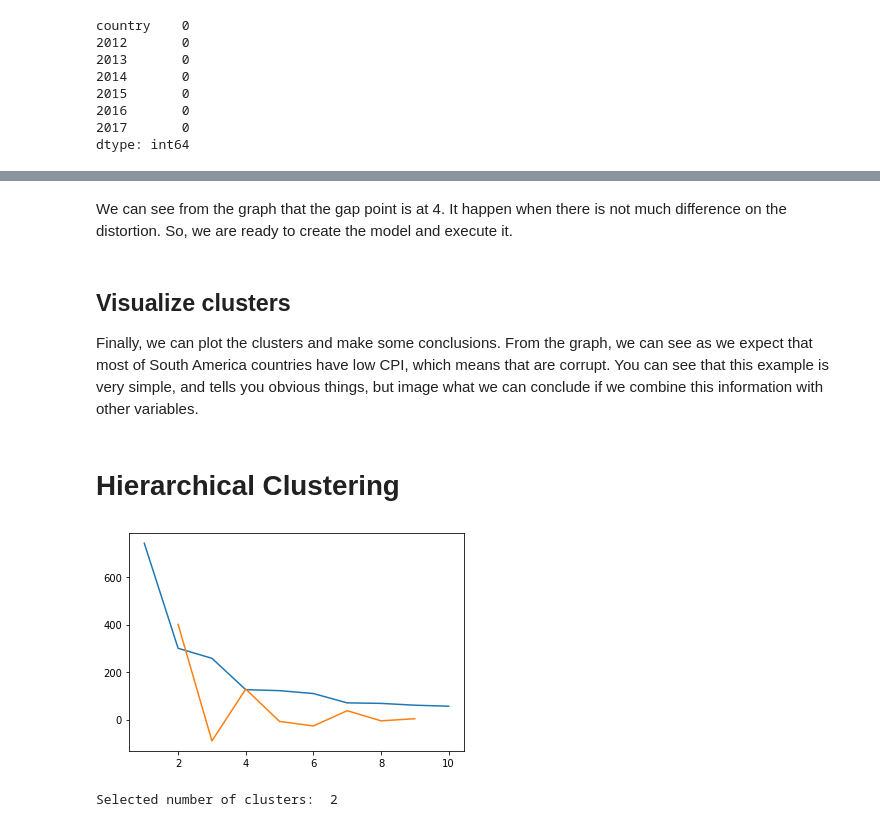
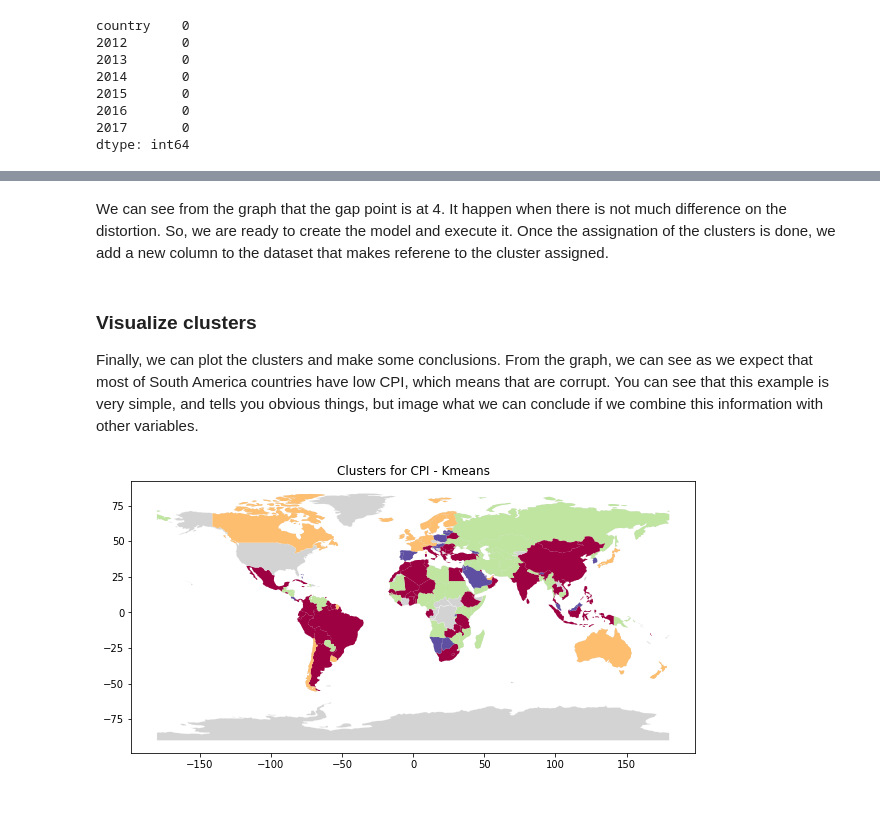
Before and after one commit to rootstrap/ml-training, a Jupyter notebook: clustering_example.ipynb, the cells around one changed output, grey strips where cells are left out. Cells and saved outputs as stored; diff of their text form; code cells hidden in the pictures.

Commit message:
add README doc and clustering examples

```diff
--- a/clustering_example.ipynb
+++ b/clustering_example.ipynb
@@ -104,32 +111,26 @@ print(n_clusters)
 # %% [markdown]
-We can see from the graph that the gap point is at 4. It happen when there is not much difference on the distortion. So, we are ready to create the model and execute it.
+We can see from the graph that the gap point is at 4. It happen when there is not much difference on the distortion. So, we are ready to create the model and execute it. Once the assignation of the clusters is done, we add a new column to the dataset that makes referene to the cluster assigned.
-# %%
-km = KMeans(n_clusters=n_clusters, random_state=0)
-y_km = km.fit_predict(predictors)
-#
-df['cluster'] = km.labels_
-import geopandas
-from matplotlib import cm
-
-#merge with geopandas dataset - merge left just to detect if some of the names is different for the country column in dataframe
-world = geopandas.read_file(geopandas.datasets.get_path('naturalearth_lowres'))
-merged_inner = pd.merge(left=world, right=df, left_on='name',right_on='country', how='left')
-
-print('Merged shape: ', merged_inner.shape)
-print('Total countries: ', len(df.country.unique()))
-
-#we see that all the countries in df are in the world, but not all from world are in df. So, we remove those
-merged_inner.dropna(inplace=True)
-print('final shape: ',merged_inner.shape)
+# %%
+km = KMeans(n_clusters=n_clusters, random_state=0)
+y = km.fit_predict(predictors)
+#add column that determines the cluster assigned
+df['cluster'] = km.labels_
 # %% [markdown]
-## Visualize clusters
+### Visualize clusters
 Finally, we can plot the clusters and make some conclusions.
 From the graph, we can see as we expect that most of South America countries have low CPI, which means that are corrupt.
 You can see that this example is very simple, and tells you obvious things, but image what we can conclude if we combine this information with other variables.
 # %%
-cmap = cm.get_cmap('Spectral')
-ax = world.plot(figsize=(20,5), linewidth=0.25, edgecolor='white', color='lightgrey')
-ax.set_title('Clusters for CPI')
-merged_inner.plot(column='cluster', legend=True, ax=ax, cmap=cmap)
+import geopandas
+from matplotlib import cm
+def plot_clusters(df, title, column_name):
+    world = geopandas.read_file(geopandas.datasets.get_path('naturalearth_lowres'))
+    merged_inner = pd.merge(left=world, right=df, left_on='name',right_on='country', how='inner')
+    cmap = cm.get_cmap('Spectral')
+    ax = world.plot(figsize=(20,5), linewidth=0.25, edgecolor='white', color='lightgrey')
+    ax.set_title(title)
+    merged_inner.plot(column=column_name, ax=ax, cmap=cmap)
+plot_clusters(df, 'Clusters for CPI - Kmeans', 'cluster')
+df.drop(axis=1, columns='cluster', inplace=True)
+# %% [output]
+[figure, added]
-# %% [markdown]
-# Hierarchical Clustering
@@ -151,24 +136,0 @@ def get_clusters_num(X, l):
-# %%
-from scipy.cluster.hierarchy import dendrogram, linkage
-from sklearn.cluster import AgglomerativeClustering
-import numpy as np
-X = df[df.columns[1:]]
-def get_clusters_num(X, l):
-    Z = linkage(X, l)
-    last = Z[-10:, 2]
-    last_rev = last[::-1]
-    idxs = np.arange(1, len(last) + 1)
-    plt.plot(idxs, last_rev)
-
-    acceleration = np.diff(last, 2)  # 2nd derivative of the distances
-    acceleration_rev = acceleration[::-1]
-    plt.plot(idxs[:-2] + 1, acceleration_rev)
-    plt.show()
-    k = acceleration_rev.argmax() + 2
-    return (k, Z)
-
-(k, Z) = get_clusters_num(X, 'ward')
-print('Selected number of clusters: ', k)
-# %% [output]
-[figure, removed]
-Selected number of clusters:  2
```
Also changed, not shown: parts of 10 cells of this notebook, 6 other files.
